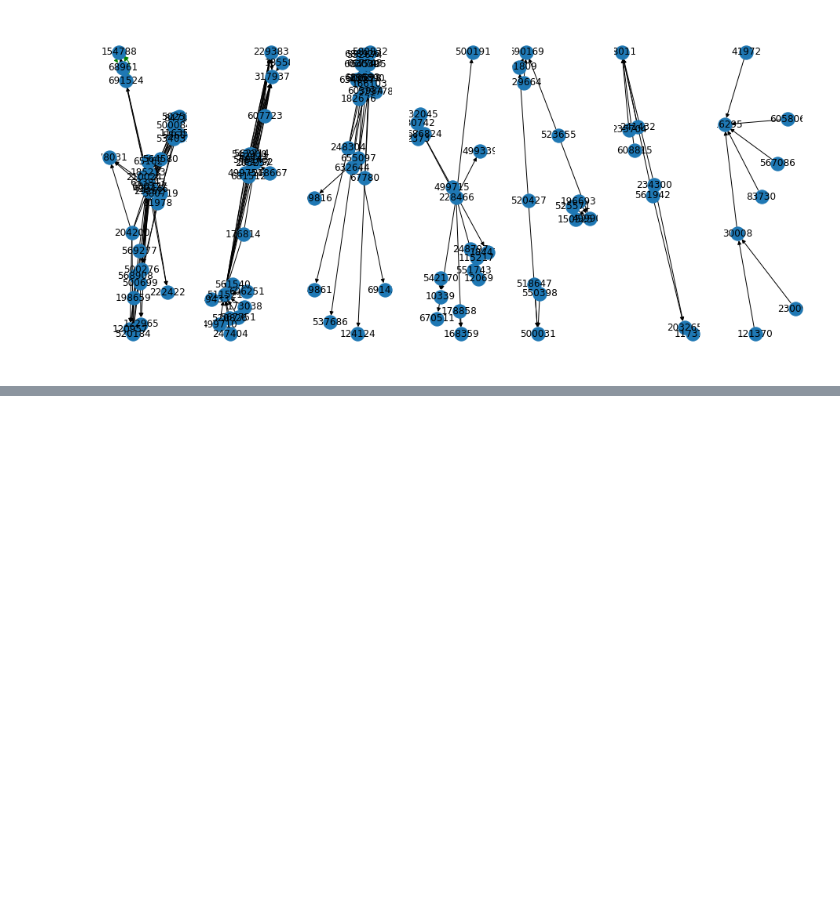
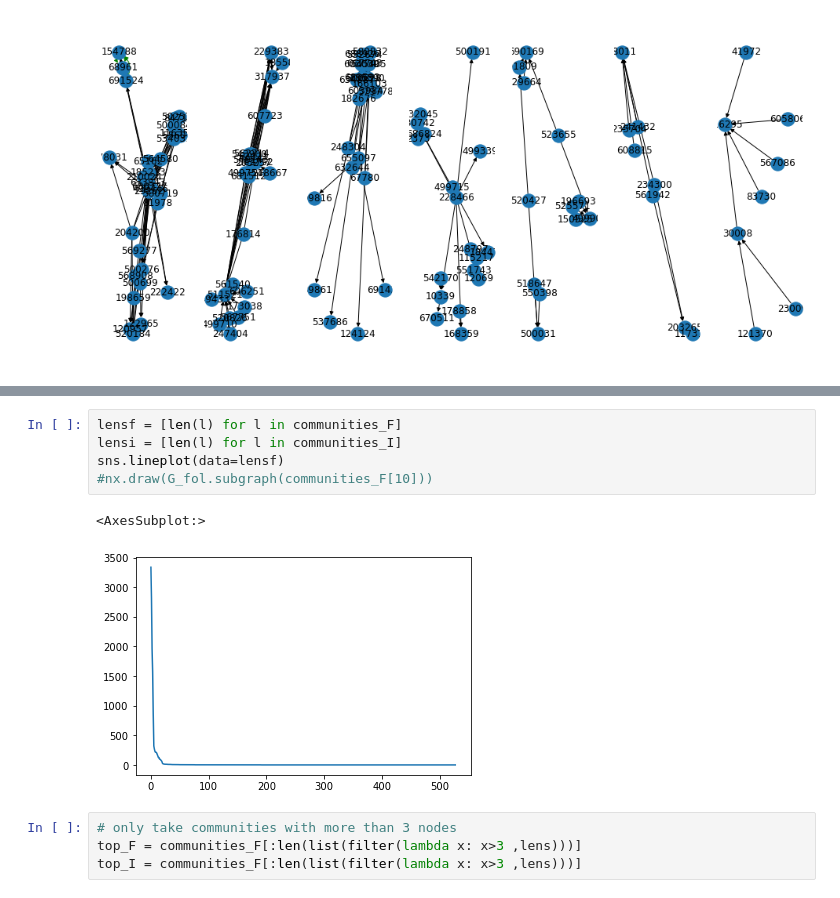
Before and after one commit to oStritze/sna, a Jupyter notebook: src/static_dynamic.ipynb, the cells around one changed output, grey strips where cells are left out. Saved outputs shown, nothing was run; the diff lists cells and outputs as text; blank space fills up the shorter version.

```diff
--- a/src/static_dynamic.ipynb
+++ b/src/static_dynamic.ipynb
@@ -167,0 +262,12 @@ nx.draw_networkx_edges(gi, positioning, edge_color="red", connectionstyle="arc3,
+# %%
+lensf = [len(l) for l in communities_F]
+lensi = [len(l) for l in communities_I]
+sns.lineplot(data=lensf)
+#nx.draw(G_fol.subgraph(communities_F[10]))
+# %% [output]
+<AxesSubplot:>
+[figure, added]
+# %%
+# only take communities with more than 3 nodes
+top_F = communities_F[:len(list(filter(lambda x: x>3 ,lens)))]
+top_I = communities_F[:len(list(filter(lambda x: x>3 ,lens)))]
```
Also changed, not shown: parts of 33 cells of this notebook, 3 other files.
